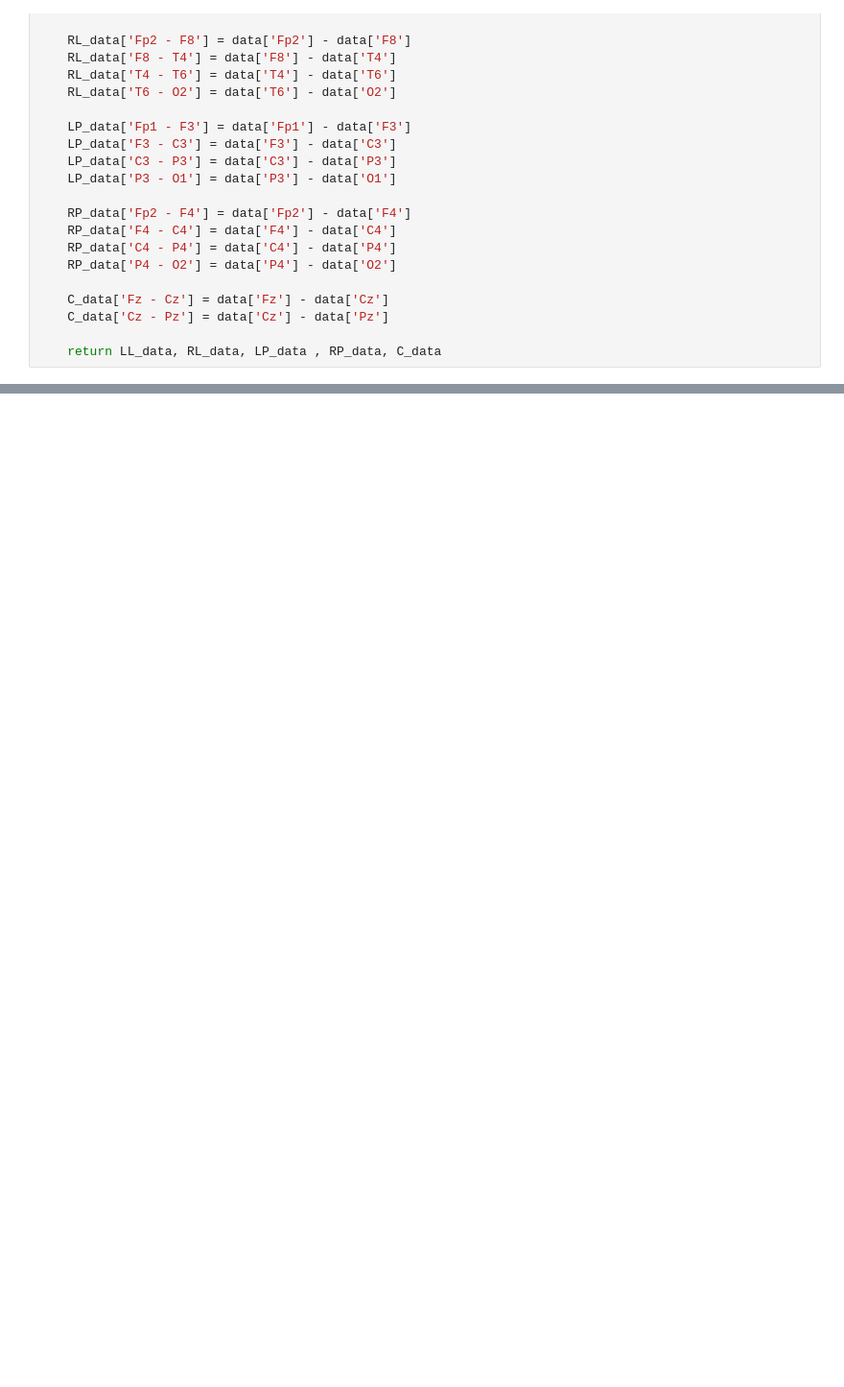
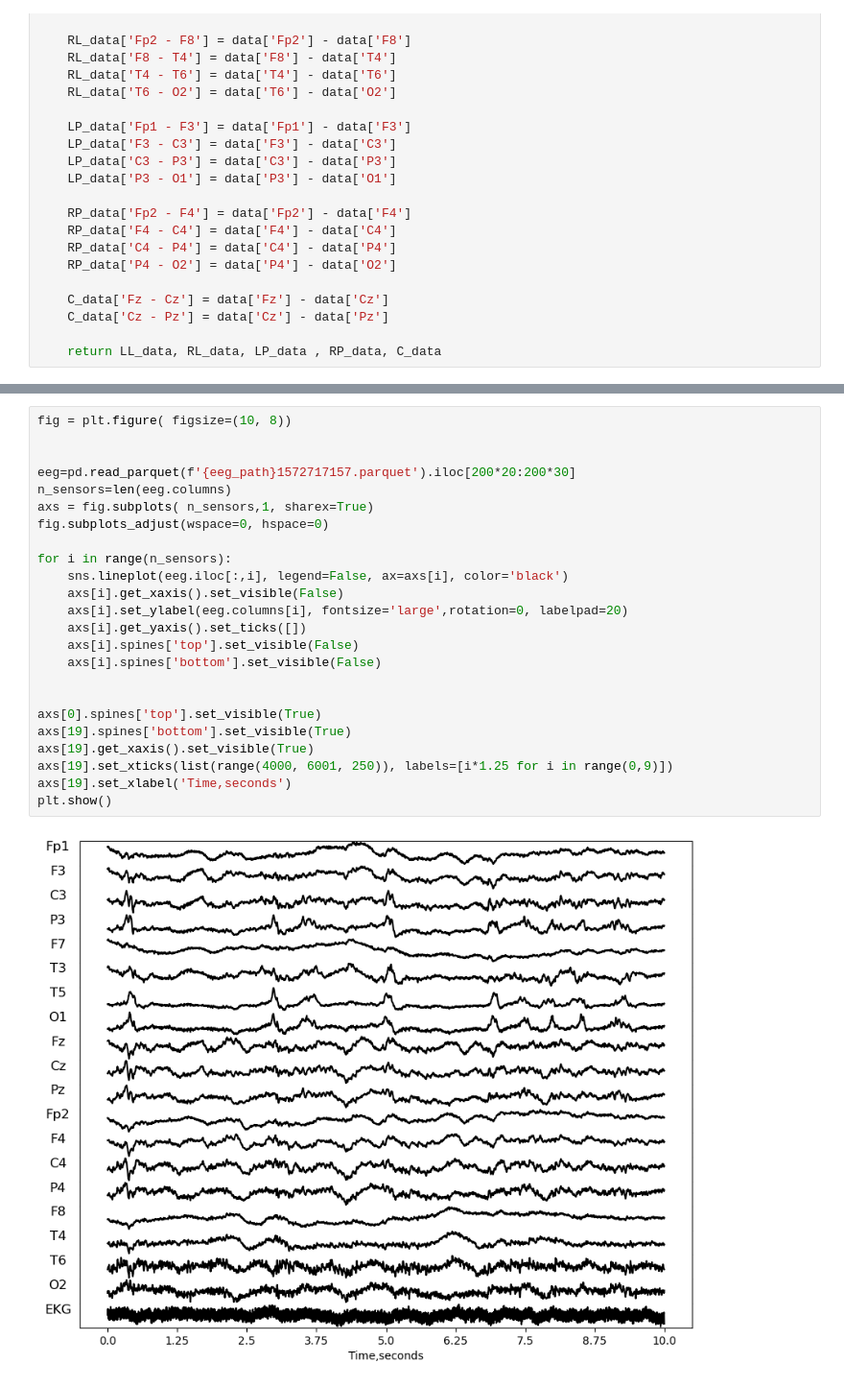
Before and after one commit to limac246/brainActivity2024, a Jupyter notebook: old_stuff/scripts_old/visualizing_eeg_data.ipynb, the cells around one changed output, grey strips where cells are left out. Shown at 96% size. Saved outputs shown, nothing was run; the diff lists cells and outputs as text; blank space fills up the shorter version.

```diff
--- a/old_stuff/scripts_old/visualizing_eeg_data.ipynb
+++ b/old_stuff/scripts_old/visualizing_eeg_data.ipynb
@@ -112,0 +154,26 @@ plt.show()
+# %%
+fig = plt.figure( figsize=(10, 8))
+
+
+eeg=pd.read_parquet(f'{eeg_path}1572717157.parquet').iloc[200*20:200*30]
+n_sensors=len(eeg.columns)
+axs = fig.subplots( n_sensors,1, sharex=True)
+fig.subplots_adjust(wspace=0, hspace=0)
+
+for i in range(n_sensors):
+    sns.lineplot(eeg.iloc[:,i], legend=False, ax=axs[i], color='black')
+    axs[i].get_xaxis().set_visible(False)
+    axs[i].set_ylabel(eeg.columns[i], fontsize='large',rotation=0, labelpad=20)
+    axs[i].get_yaxis().set_ticks([])
+    axs[i].spines['top'].set_visible(False)
+    axs[i].spines['bottom'].set_visible(False)
+
+
+axs[0].spines['top'].set_visible(True)
+axs[19].spines['bottom'].set_visible(True)
+axs[19].get_xaxis().set_visible(True)
+axs[19].set_xticks(list(range(4000, 6001, 250)), labels=[i*1.25 for i in range(0,9)])
+axs[19].set_xlabel('Time,seconds')
+plt.show()
+# %% [output]
+[figure, added]
```
Also changed, not shown: parts of 5 cells of this notebook, 2 other files.
